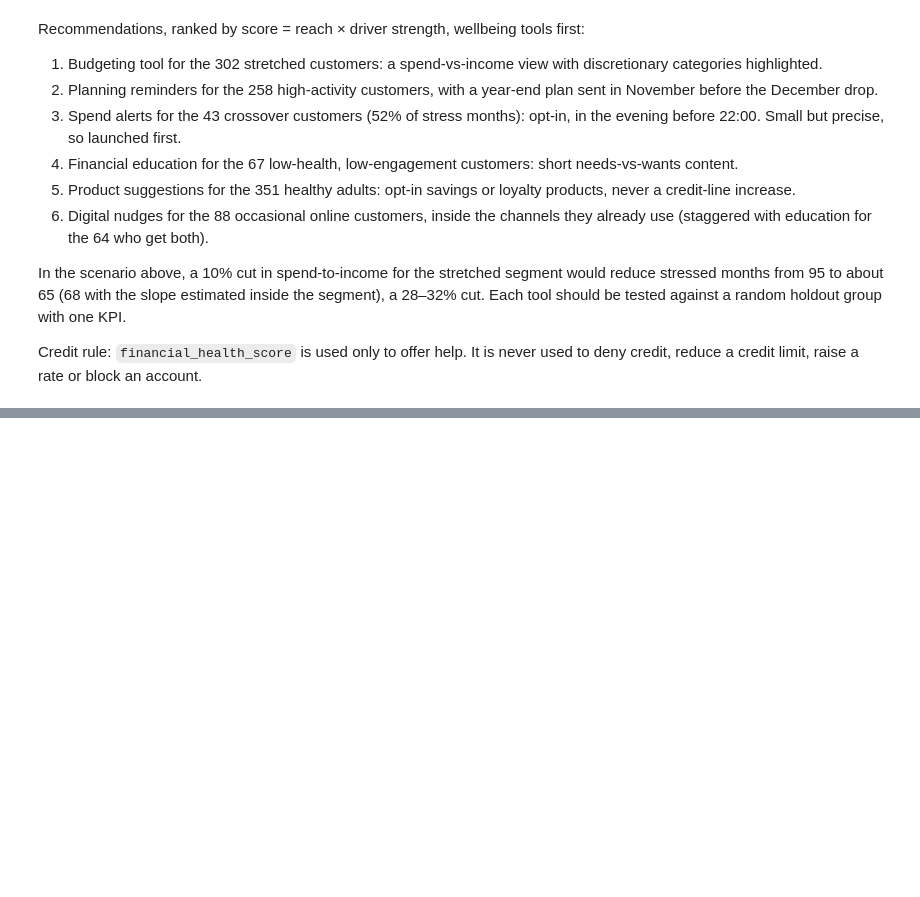
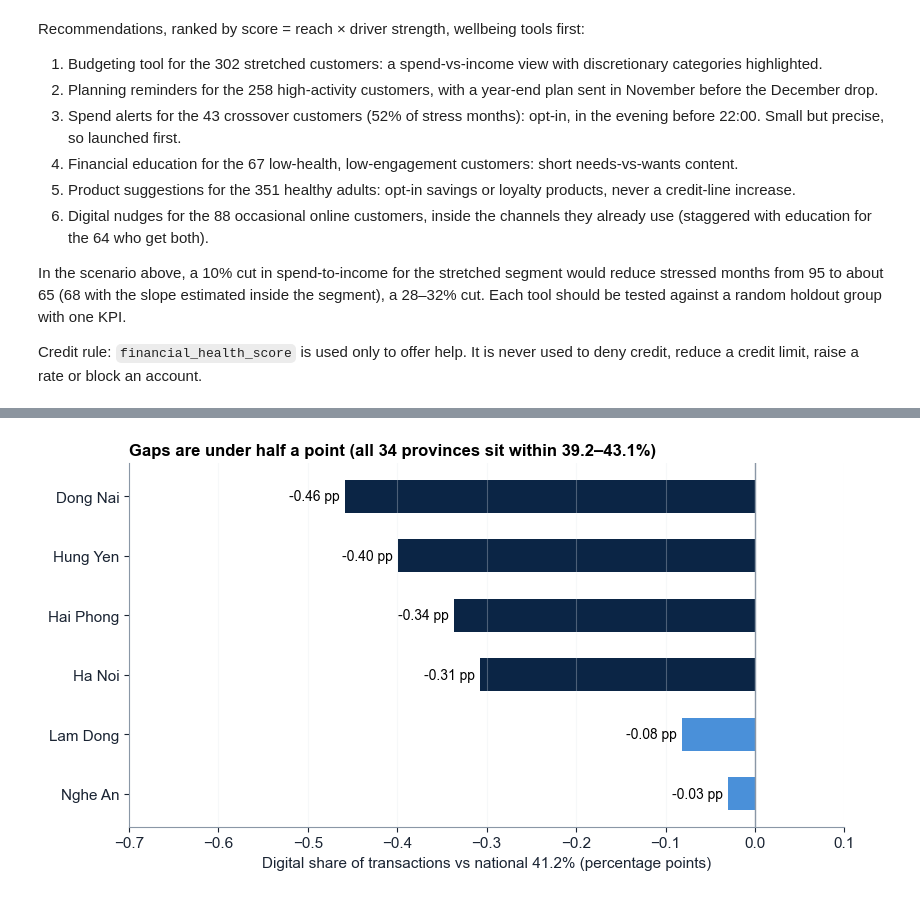
Before and after one commit to thanh-tai-435/BI10GroupYAPPERS, a Jupyter notebook: notebooks/full_pipeline.ipynb, the cells around one changed output, grey strips where cells are left out. Saved outputs shown, nothing was run; the diff lists cells and outputs as text; code cells hidden in the pictures; blank space fills up the shorter version.

```diff
--- a/notebooks/full_pipeline.ipynb
+++ b/notebooks/full_pipeline.ipynb
@@ -1048,0 +1114,13 @@ Credit rule: `financial_health_score` is used only to offer help. It is never us
+# %%
+# Task 1 Q3: digital gap of the six high-spend provinces
+gapp = (gap_provinces["digital_%"] - national_digital).sort_values().rename(index=EN_PROV)
+fig, ax = plt.subplots(figsize=BIG)
+bars = ax.barh(gapp.index, gapp.values, color=[NAVY if v <= -0.3 else MID for v in gapp.values], height=0.55)
+ax.bar_label(bars, fmt="%.2f pp", padding=4, fontsize=10)
+ax.axvline(0, color="#8A97A6", lw=1); ax.grid(axis="y", visible=False)
+ax.set(xlim=(-0.7, 0.1), xlabel=f"Digital share of transactions vs national {national_digital:.1f}% (percentage points)",
+       title=f"Gaps are under half a point (all 34 provinces sit within {prov['digital_%'].min():.1f}–{prov['digital_%'].max():.1f}%)")
+ax.invert_yaxis()
+deck_save(fig, "deck_q3_gap")
+# %% [output]
+[figure, added]
```
Also changed, not shown: parts of 16 cells of this notebook, 3 other files.
